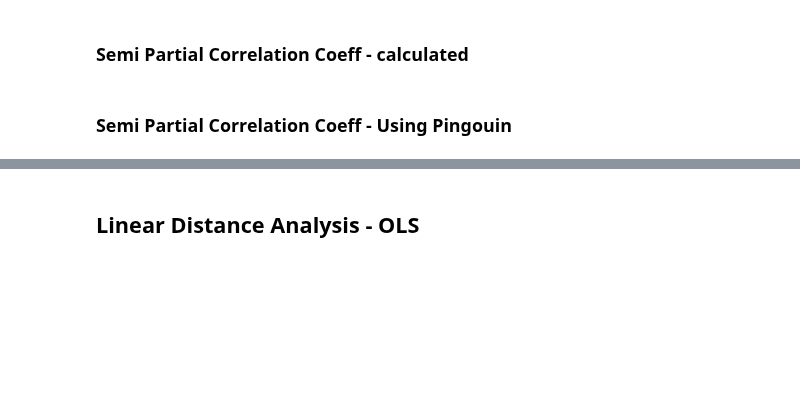
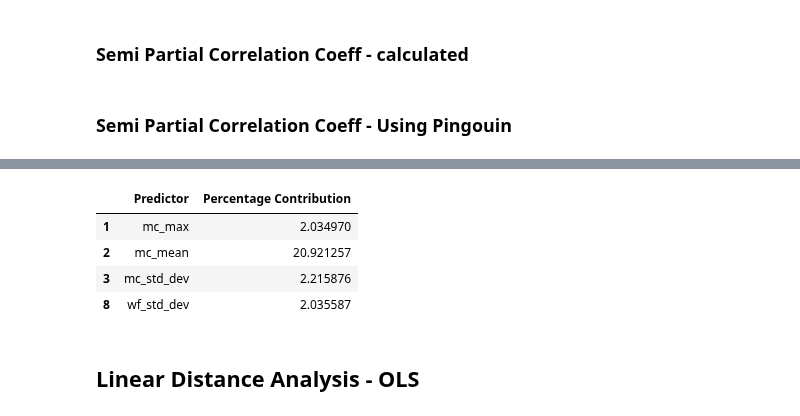
Before and after one commit to arunavanag591/odor_analysis, a Jupyter notebook: data_exploration/dataClassification.ipynb, the cells around one changed output, grey strips where cells are left out. Cells and saved outputs as stored; diff of their text form; code cells hidden in the pictures; blank space fills up the shorter version.

```diff
--- a/data_exploration/dataClassification.ipynb
+++ b/data_exploration/dataClassification.ipynb
@@ -324,3 +375,11 @@ contrib_df
+# %%
+contrib_df.loc[np.where(contrib_df['Percentage Contribution']>2)]
+# %% [output]
+|  | Predictor | Percentage Contribution |
+| 1 | mc_max | 2.034970 |
+| 2 | mc_mean | 20.921257 |
+| 3 | mc_std_dev | 2.215876 |
+| 8 | wf_std_dev | 2.035587 |
 # %% [markdown]
 ## Linear Distance Analysis - OLS
 # %% [markdown]
```
Also changed, not shown: parts of 10 cells of this notebook, 11 other files.
